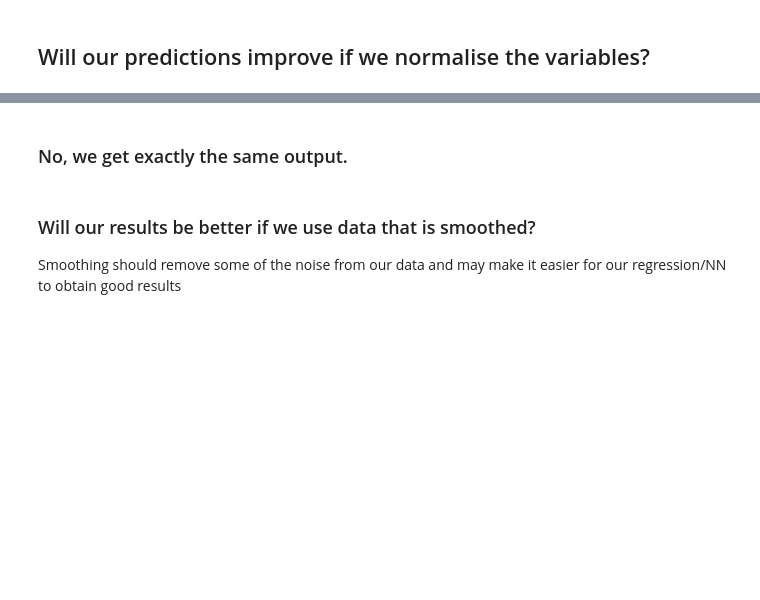
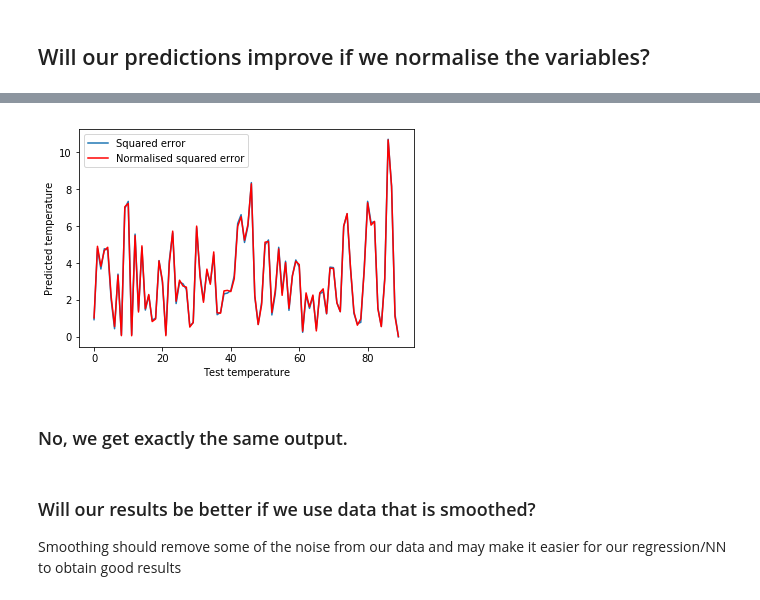
Before and after one commit to par15/metoffice_mini_project, a Jupyter notebook: our_pretty_notebook.ipynb, the cells around one changed output, grey strips where cells are left out. Saved outputs shown, nothing was run; the diff lists cells and outputs as text; code cells hidden in the pictures; blank space fills up the shorter version.

```diff
--- a/our_pretty_notebook.ipynb
+++ b/our_pretty_notebook.ipynb
@@ -272,11 +323,14 @@ plt.show()
 # %%
-plt.plot(np.sqrt((temperature_test-temperature_pred)**2))
+plt.plot(np.sqrt((temperature_test-temperature_pred)**2),label='Squared error')
 plt.plot(np.sqrt((denormalize(norm_temperature_test,np.min(temperature_test),np.max(temperature_test))
-                  -denormalize(norm_temperature_pred,np.min(temperature_test),np.max(temperature_test)))**2),'r')
+                  -denormalize(norm_temperature_pred,np.min(temperature_test),np.max(temperature_test)))**2),\
+         'r',label='Normalised squared error')
 plt.xlabel('Test temperature')
 plt.ylabel('Predicted temperature')
 plt.legend()
 plt.show()
+# %% [output]
+[figure, added]
 # %% [markdown]
 ### No, we get exactly the same output.
 # %% [markdown]
```
Also changed, not shown: parts of 34 cells of this notebook, 1 other file.
